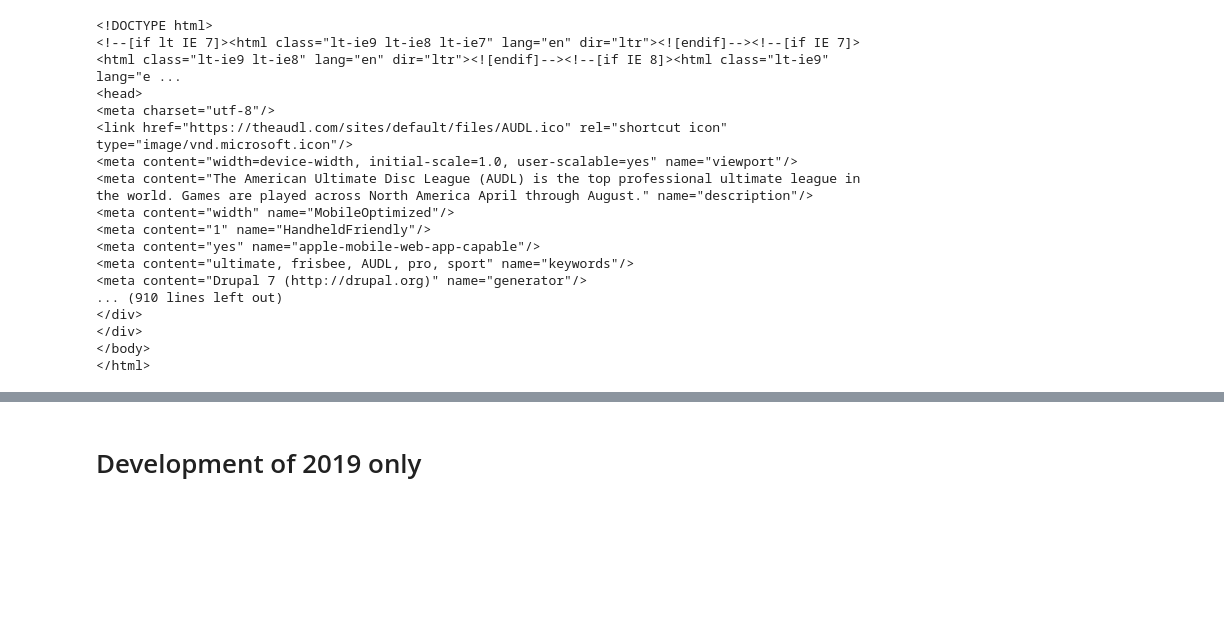
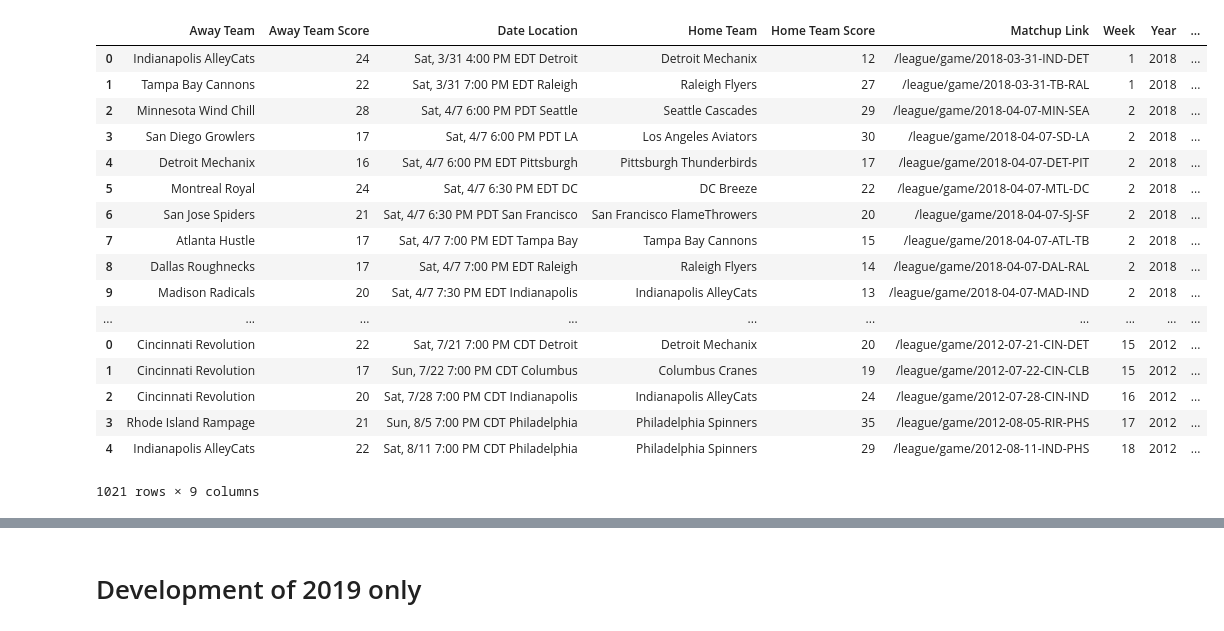
Before and after one commit to dfiorino/ultianalyticspull, a Jupyter notebook: notebooks/development/02-dwf-get-schedule.ipynb, the cells around one changed output, grey strips where cells are left out. Cells and saved outputs as stored; diff of their text form; code cells hidden in the pictures; blank space fills up the shorter version.

```diff
--- a/notebooks/development/02-dwf-get-schedule.ipynb
+++ b/notebooks/development/02-dwf-get-schedule.ipynb
@@ -92,20 +82,26 @@ pd.DataFrame(somelist)
-# %%
-soup
-# %% [output]
-<!DOCTYPE html>
-<!--[if lt IE 7]><html class="lt-ie9 lt-ie8 lt-ie7" lang="en" dir="ltr"><![endif]--><!--[if IE 7]><html class="lt-ie9 lt-ie8" lang="en" dir="ltr"><![endif]--><!--[if IE 8]><html class="lt-ie9" lang="e ...
-<head>
-<meta charset="utf-8"/>
-<link href="https://theaudl.com/sites/default/files/AUDL.ico" rel="shortcut icon" type="image/vnd.microsoft.icon"/>
-<meta content="width=device-width, initial-scale=1.0, user-scalable=yes" name="viewport"/>
-<meta content="The American Ultimate Disc League (AUDL) is the top professional ultimate league in the world. Games are played across North America April through August." name="description"/>
-<meta content="width" name="MobileOptimized"/>
-<meta content="1" name="HandheldFriendly"/>
-<meta content="yes" name="apple-mobile-web-app-capable"/>
-<meta content="ultimate, frisbee, AUDL, pro, sport" name="keywords"/>
-<meta content="Drupal 7 (http://drupal.org)" name="generator"/>
-... (910 lines left out)
-</div>
-</div>
-</body>
-</html>
+# %%
+games = pd.concat(df_list)
+games['Date']=games['Matchup Link'].apply(lambda x : '/'.join(x.split('/')[3].split('-')[:3]) )
+games['Date'] = pd.to_datetime(games['Date'],format='%Y/%m/%d')
+games['Week'] = games['Date'].dt.strftime('%W').astype(int)
+games['Week'] = games.apply(lambda x : x.Week - games[games.Year==x.Year].Week.min() + 1,axis=1)
+games
+# %% [output]
+|  | Away Team | Away Team Score | Date Location | Home Team | Home Team Score | Matchup Link | Week | Year | ... |
+| 0 | Indianapolis AlleyCats | 24 | Sat, 3/31 4:00 PM EDT Detroit | Detroit Mechanix | 12 | /league/game/2018-03-31-IND-DET | 1 | 2018 | ... |
+| 1 | Tampa Bay Cannons | 22 | Sat, 3/31 7:00 PM EDT Raleigh | Raleigh Flyers | 27 | /league/game/2018-03-31-TB-RAL | 1 | 2018 | ... |
+| 2 | Minnesota Wind Chill | 28 | Sat, 4/7 6:00 PM PDT Seattle | Seattle Cascades | 29 | /league/game/2018-04-07-MIN-SEA | 2 | 2018 | ... |
+| 3 | San Diego Growlers | 17 | Sat, 4/7 6:00 PM PDT LA | Los Angeles Aviators | 30 | /league/game/2018-04-07-SD-LA | 2 | 2018 | ... |
+| 4 | Detroit Mechanix | 16 | Sat, 4/7 6:00 PM EDT Pittsburgh | Pittsburgh Thunderbirds | 17 | /league/game/2018-04-07-DET-PIT | 2 | 2018 | ... |
+| 5 | Montreal Royal | 24 | Sat, 4/7 6:30 PM EDT DC | DC Breeze | 22 | /league/game/2018-04-07-MTL-DC | 2 | 2018 | ... |
+| 6 | San Jose Spiders | 21 | Sat, 4/7 6:30 PM PDT San Francisco | San Francisco FlameThrowers | 20 | /league/game/2018-04-07-SJ-SF | 2 | 2018 | ... |
+| 7 | Atlanta Hustle | 17 | Sat, 4/7 7:00 PM EDT Tampa Bay | Tampa Bay Cannons | 15 | /league/game/2018-04-07-ATL-TB | 2 | 2018 | ... |
+| 8 | Dallas Roughnecks | 17 | Sat, 4/7 7:00 PM EDT Raleigh | Raleigh Flyers | 14 | /league/game/2018-04-07-DAL-RAL | 2 | 2018 | ... |
+| 9 | Madison Radicals | 20 | Sat, 4/7 7:30 PM EDT Indianapolis | Indianapolis AlleyCats | 13 | /league/game/2018-04-07-MAD-IND | 2 | 2018 | ... |
+| ... | ... | ... | ... | ... | ... | ... | ... | ... | ... |
+| 0 | Cincinnati Revolution | 22 | Sat, 7/21 7:00 PM CDT Detroit | Detroit Mechanix | 20 | /league/game/2012-07-21-CIN-DET | 15 | 2012 | ... |
+| 1 | Cincinnati Revolution | 17 | Sun, 7/22 7:00 PM CDT Columbus | Columbus Cranes | 19 | /league/game/2012-07-22-CIN-CLB | 15 | 2012 | ... |
+| 2 | Cincinnati Revolution | 20 | Sat, 7/28 7:00 PM CDT Indianapolis | Indianapolis AlleyCats | 24 | /league/game/2012-07-28-CIN-IND | 16 | 2012 | ... |
+| 3 | Rhode Island Rampage | 21 | Sun, 8/5 7:00 PM CDT Philadelphia | Philadelphia Spinners | 35 | /league/game/2012-08-05-RIR-PHS | 17 | 2012 | ... |
+| 4 | Indianapolis AlleyCats | 22 | Sat, 8/11 7:00 PM CDT Philadelphia | Philadelphia Spinners | 29 | /league/game/2012-08-11-IND-PHS | 18 | 2012 | ... |
+1021 rows × 9 columns
```
Also changed, not shown: parts of 11 cells of this notebook, 1 other file.
